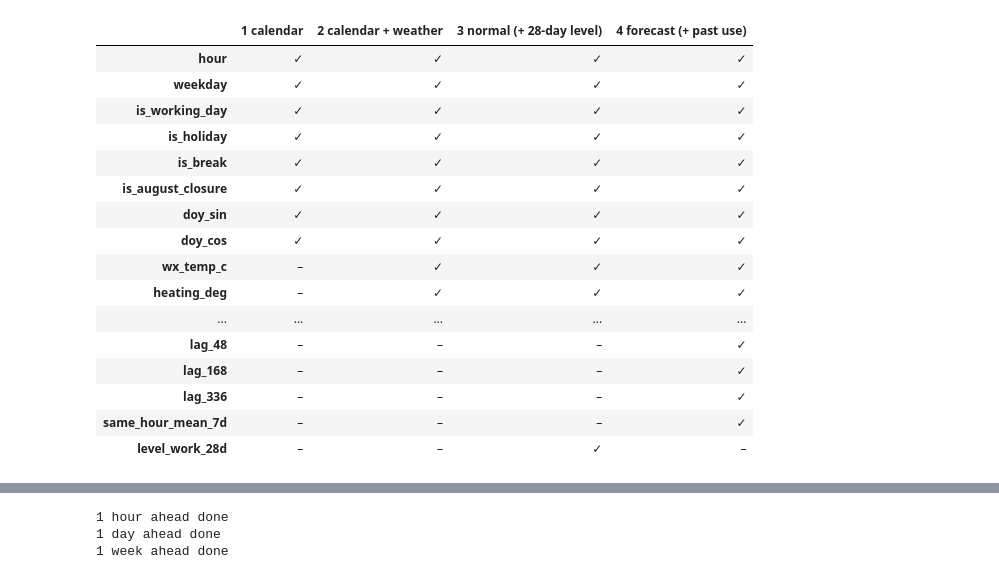
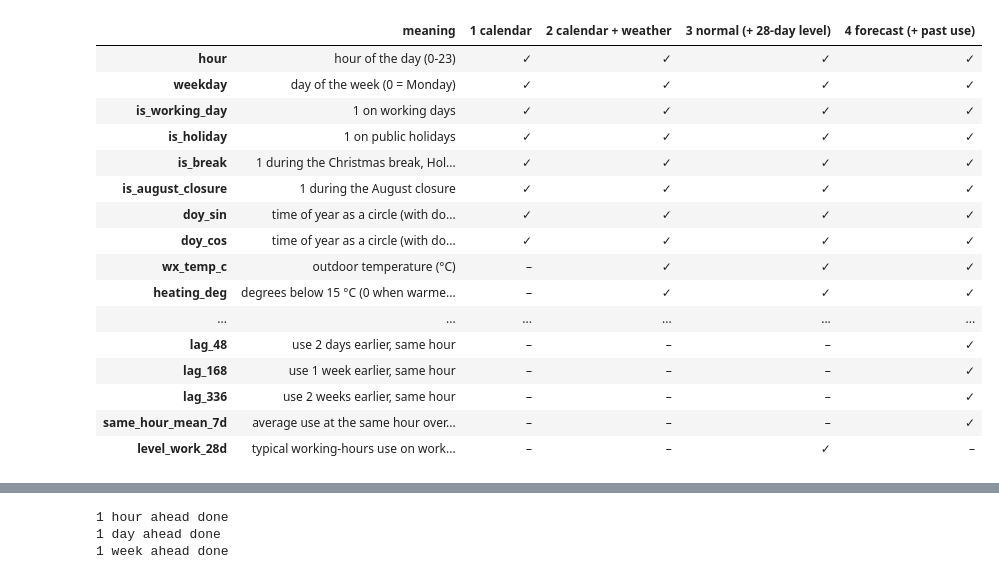
Before and after one commit to TBDA-Classes/2026G1, a Jupyter notebook: notebooks/04_model_search.ipynb, the cells around one changed output, grey strips where cells are left out. Saved outputs shown, nothing was run; the diff lists cells and outputs as text; code cells hidden in the pictures.

```diff
--- a/notebooks/04_model_search.ipynb
+++ b/notebooks/04_model_search.ipynb
@@ -86,41 +138,64 @@ The table shows exactly which variables are in which set (✓ = used, – = not
 # %%
-# All candidate inputs in one table (Emma's forecast inputs + the 28-day level from her normal set)
+# All candidate inputs in one table: the forecast inputs + the 28-day level from the normal inputs
 X_all = pd.concat([X_forecast, X_normal[["level_work_28d"]]], axis=1)
 
 CALENDAR = ["hour", "weekday", "is_working_day", "is_holiday", "is_break", "is_august_closure", "doy_sin", "doy_cos"]
 WEATHER = ["wx_temp_c", "heating_deg", "cooling_deg", "wx_solar_wm2", "wx_humidity_pct"]
 LEVEL = ["level_work_28d"]
 PAST = ["lag_24", "lag_48", "lag_168", "lag_336", "same_hour_mean_7d"]
 
 INPUT_SETS = {
     "1 calendar": CALENDAR,
     "2 calendar + weather": CALENDAR + WEATHER,
     "3 normal (+ 28-day level)": CALENDAR + WEATHER + LEVEL,
     "4 forecast (+ past use)": CALENDAR + WEATHER + PAST,
 }
 
+MEANING = {
+    "hour": "hour of the day (0-23)",
+    "weekday": "day of the week (0 = Monday)",
+    "is_working_day": "1 on working days",
+    "is_holiday": "1 on public holidays",
+    "is_break": "1 during the Christmas break, Holy Week or the August closure",
+    "is_august_closure": "1 during the August closure",
+    "doy_sin": "time of year as a circle (with doy_cos), so 31 Dec and 1 Jan are close",
+    "doy_cos": "time of year as a circle (with doy_sin)",
+    "wx_temp_c": "outdoor temperature (°C)",
+    "heating_deg": "degrees below 15 °C (0 when warmer): need for heating",
+    "cooling_deg": "degrees above 24 °C (0 when colder): need for cooling",
+    "wx_solar_wm2": "sunlight (watts per square metre)",
+    "wx_humidity_pct": "air humidity (%)",
+    "lag_24": "use of this circuit 1 day earlier, same hour",
+    "lag_48": "use 2 days earlier, same hour",
+    "lag_168": "use 1 week earlier, same hour",
+    "lag_336": "use 2 weeks earlier, same hour",
+    "same_hour_mean_7d": "average use at the same hour over the last 7 days",
+    "level_work_28d": "typical working-hours use on working days in the last 28 days",
+}
+
 overview = pd.DataFrame(
     {name: ["✓" if v in cols else "–" for v in X_all.columns] for name, cols in INPUT_SETS.items()},
     index=X_all.columns)
+overview.insert(0, "meaning", pd.Series(MEANING))
 overview
 # %% [output]
-|  | 1 calendar | 2 calendar + weather | 3 normal (+ 28-day level) | 4 forecast (+ past use) |
-| hour | ✓ | ✓ | ✓ | ✓ |
-| weekday | ✓ | ✓ | ✓ | ✓ |
-| is_working_day | ✓ | ✓ | ✓ | ✓ |
-| is_holiday | ✓ | ✓ | ✓ | ✓ |
-| is_break | ✓ | ✓ | ✓ | ✓ |
-| is_august_closure | ✓ | ✓ | ✓ | ✓ |
-| doy_sin | ✓ | ✓ | ✓ | ✓ |
-| doy_cos | ✓ | ✓ | ✓ | ✓ |
-| wx_temp_c | – | ✓ | ✓ | ✓ |
-| heating_deg | – | ✓ | ✓ | ✓ |
-| ... | ... | ... | ... | ... |
-| lag_48 | – | – | – | ✓ |
-| lag_168 | – | – | – | ✓ |
-| lag_336 | – | – | – | ✓ |
-| same_hour_mean_7d | – | – | – | ✓ |
-| level_work_28d | – | – | ✓ | – |
+|  | meaning | 1 calendar | 2 calendar + weather | 3 normal (+ 28-day level) | 4 forecast (+ past use) |
+| hour | hour of the day (0-23) | ✓ | ✓ | ✓ | ✓ |
+| weekday | day of the week (0 = Monday) | ✓ | ✓ | ✓ | ✓ |
+| is_working_day | 1 on working days | ✓ | ✓ | ✓ | ✓ |
+| is_holiday | 1 on public holidays | ✓ | ✓ | ✓ | ✓ |
+| is_break | 1 during the Christmas break, Hol... | ✓ | ✓ | ✓ | ✓ |
+| is_august_closure | 1 during the August closure | ✓ | ✓ | ✓ | ✓ |
+| doy_sin | time of year as a circle (with do... | ✓ | ✓ | ✓ | ✓ |
+| doy_cos | time of year as a circle (with do... | ✓ | ✓ | ✓ | ✓ |
+| wx_temp_c | outdoor temperature (°C) | – | ✓ | ✓ | ✓ |
+| heating_deg | degrees below 15 °C (0 when warme... | – | ✓ | ✓ | ✓ |
+| ... | ... | ... | ... | ... | ... |
+| lag_48 | use 2 days earlier, same hour | – | – | – | ✓ |
+| lag_168 | use 1 week earlier, same hour | – | – | – | ✓ |
+| lag_336 | use 2 weeks earlier, same hour | – | – | – | ✓ |
+| same_hour_mean_7d | average use at the same hour over... | – | – | – | ✓ |
+| level_work_28d | typical working-hours use on work... | – | – | ✓ | – |
 # %%
 from scipy.stats import loguniform, randint, uniform
 from sklearn.compose import ColumnTransformer
```
Also changed, not shown: parts of 38 cells of this notebook, 2 other files.
